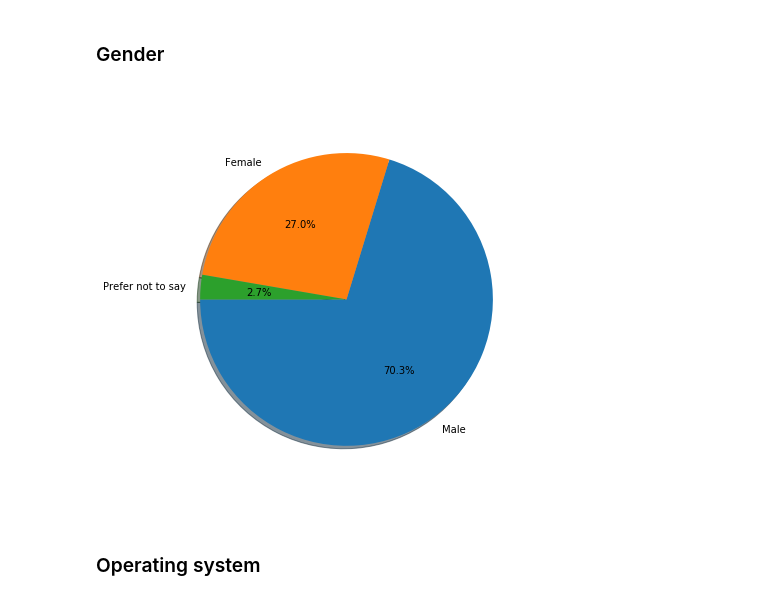
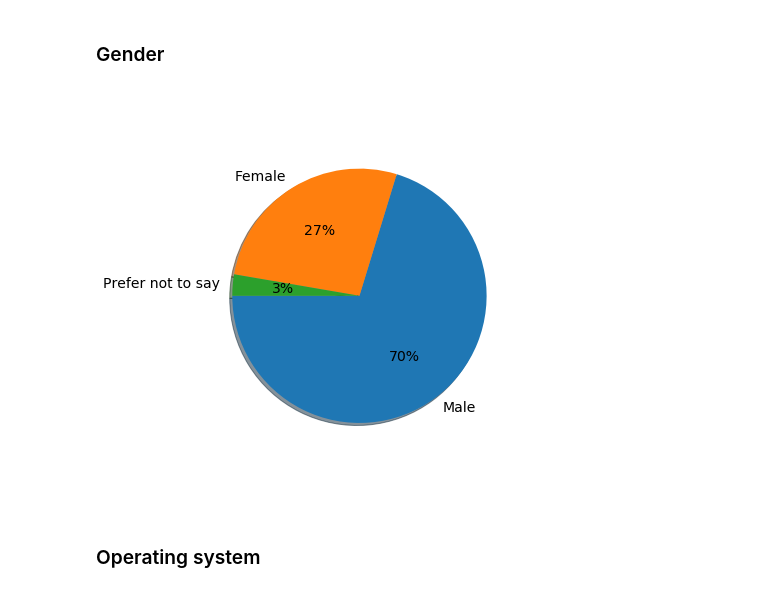
Before and after one commit to coderefinery/pre-workshop-survey, a Jupyter notebook: pre-workshop-analysis.ipynb, the cells around one changed output. Cells and saved outputs as stored; diff of their text form; code cells hidden in the pictures.

```diff
--- a/pre-workshop-analysis.ipynb
+++ b/pre-workshop-analysis.ipynb
@@ -88,16 +85,24 @@ ysize = 8
+# %%
+xsize = 8
+ysize = 8
+font = {'family' : 'normal',
+        'weight' : 'normal',
+        'size'   : 14}
+plt.rc('font', **font)
 # %% [markdown]
 ### Gender
 # %%
 counts = df_personal["Gender"].value_counts()
 values = counts.values
 labels = counts.index
 fig1, ax1 = plt.subplots(figsize=(xsize-2,ysize-2))
-ax1.pie(counts.values, labels=labels, autopct='%1.1f%%',
+ax1.pie(counts.values, labels=labels, autopct='%1.0f%%',
         shadow=True, startangle=180)
 ax1.axis('equal')  # Equal aspect ratio ensures that pie is drawn as a circle.
 ax1.figure.tight_layout()
+plt.savefig("img/gender.png")
 # %% [output]
-[figure, old version]
+[figure, new version]
 # %% [markdown]
 ### Operating system
 # %%
```
Also changed, not shown: parts of 6 cells of this notebook, 6 other files.
